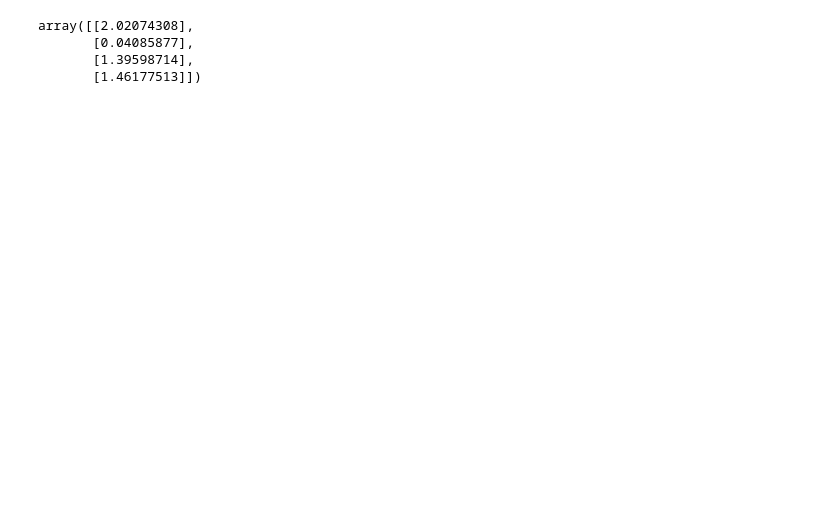
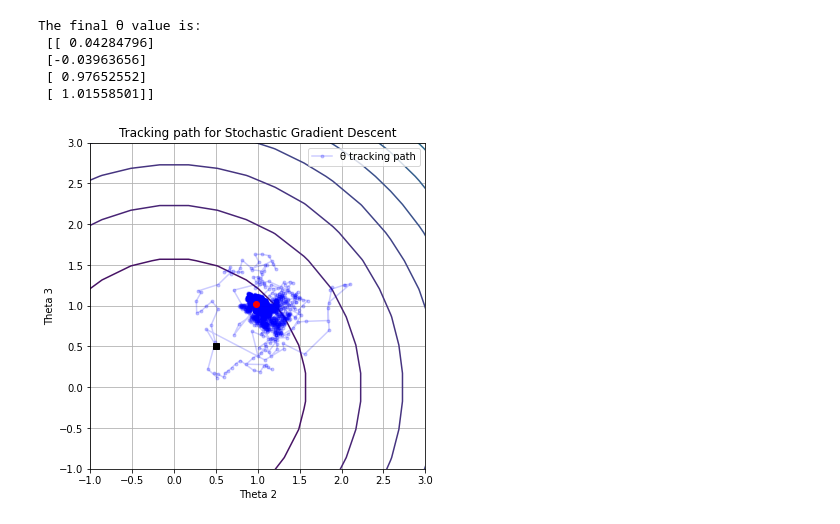
Before and after one commit to getpeped/ML, a Jupyter notebook: Gradient/2025_11_20_grad.ipynb, the cells around one changed output. Drawn from its saved outputs; the diff is of its cells as text; code cells hidden in the pictures; blank space fills up the shorter version.

```diff
--- a/Gradient/2025_11_20_grad.ipynb
+++ b/Gradient/2025_11_20_grad.ipynb
@@ -111,47 +111,80 @@ theta
 theta_norm = np.linalg.inv(X.T.dot(X)).dot(X.T.dot(z_flat))
 theta_norm
 # %%
-# stochastic gradient descent
+# SGD
+
 import numpy as np
 import matplotlib.pyplot as plt
 
-x, y = np.linspace(-3, 3, 30), np.linspace(-3, 3, 30)
+np.random.seed(44)
+
+x, y = np.linspace(-5, 5, 30), np.linspace(-5, 5, 30)
 
 xx, yy = np.meshgrid(x, y)
 zz = xx**2 + yy**2
 
 x_flat, y_flat, z_flat = xx.flatten().reshape(-1, 1), yy.flatten().reshape(-1, 1), zz.flatten().reshape(-1, 1)
-X = np.hstack((z_flat, y_flat, x_flat**2, y_flat**2))
+X = np.hstack((x_flat, y_flat, x_flat**2, y_flat**2))
 
 # data standarization
 X_mean = X.mean(axis=0)
 X_std = X.std(axis=0)
 X_scaled = (X - X_mean) / X_std
 
 t0, t1 = 5, 50
 n_epochs = 50
 m = X.shape[0]
 
-theta = np.array([0, 0, -2, 2]).reshape(-1, 1)  # (4, 1)
+theta = np.array([0, 0, 4, 4]).reshape(-1, 1)   # (4, 1)
 thetas = [theta.copy()]
 
+# random initialization
 def learning_rate(t):
     return t0 / (t + t1)
 
 for epoch in range(n_epochs):
     for i in range(m):
         rand_idx = np.random.randint(m)
         xi = X_scaled[rand_idx: rand_idx + 1]   # (1, 4)
-        yi = z_flat[rand_idx: rand_idx + 1]     # (1, 1)
+        yi = z_flat[rand_idx: rand_idx + 1]
 
-        gradient = 2 * xi.T.dot(xi.dot(theta) - yi)
-        eta = learning_rate(epoch * m + 1)
+        gradient = xi.T.dot(xi.dot(theta) - yi) # (4, 1)
+        eta = learning_rate(epoch * m + i)
         theta = theta - eta * gradient
 
         thetas.append(theta.copy())
-theta
+
+print(f"The final θ value is:\n {theta / X_std.reshape(-1, 1)}")
+
+# archived values of θ tracking path
+thetas_arr = np.array(thetas).flatten().reshape(-1, 4) / X_std  # (m, 4)
+
+# extracking θ values as column vectors
+th0, th1, th2, th3 = thetas_arr[:, 0], thetas_arr[:, 1], thetas_arr[:, 2], thetas_arr[:, 3]
+
+fig, ax = plt.subplots(figsize=(6, 6))
+cs = ax.contour(xx, yy, zz, cmap='viridis', levels=20)
+ax.clabel(cs, inline=True, fontsize=8)
+
+ax.plot(th2, th3, color='b', marker='o', markersize=3, alpha=0.2, label='θ tracking path')
+
+# the initial and final θ values
+ax.plot(th2[0], th3[0], 'ks')
+ax.plot(th2[-1], th3[-1], 'ro')
+
+ax.set_xlabel('Theta 2')
+ax.set_ylabel('Theta 3')
+ax.set_title('Tracking path for Stochastic Gradient Descent')
+
+ax.axis([-1, 3, -1, 3])
+ax.legend()
+
+plt.grid()
+plt.show()
 # %% [output]
-array([[2.02074308],
-       [0.04085877],
-       [1.39598714],
-       [1.46177513]])
+The final θ value is:
+ [[ 0.04284796]
+ [-0.03963656]
+ [ 0.97652552]
+ [ 1.01558501]]
+[figure, added]
```
Also changed, not shown: 2 other files.
